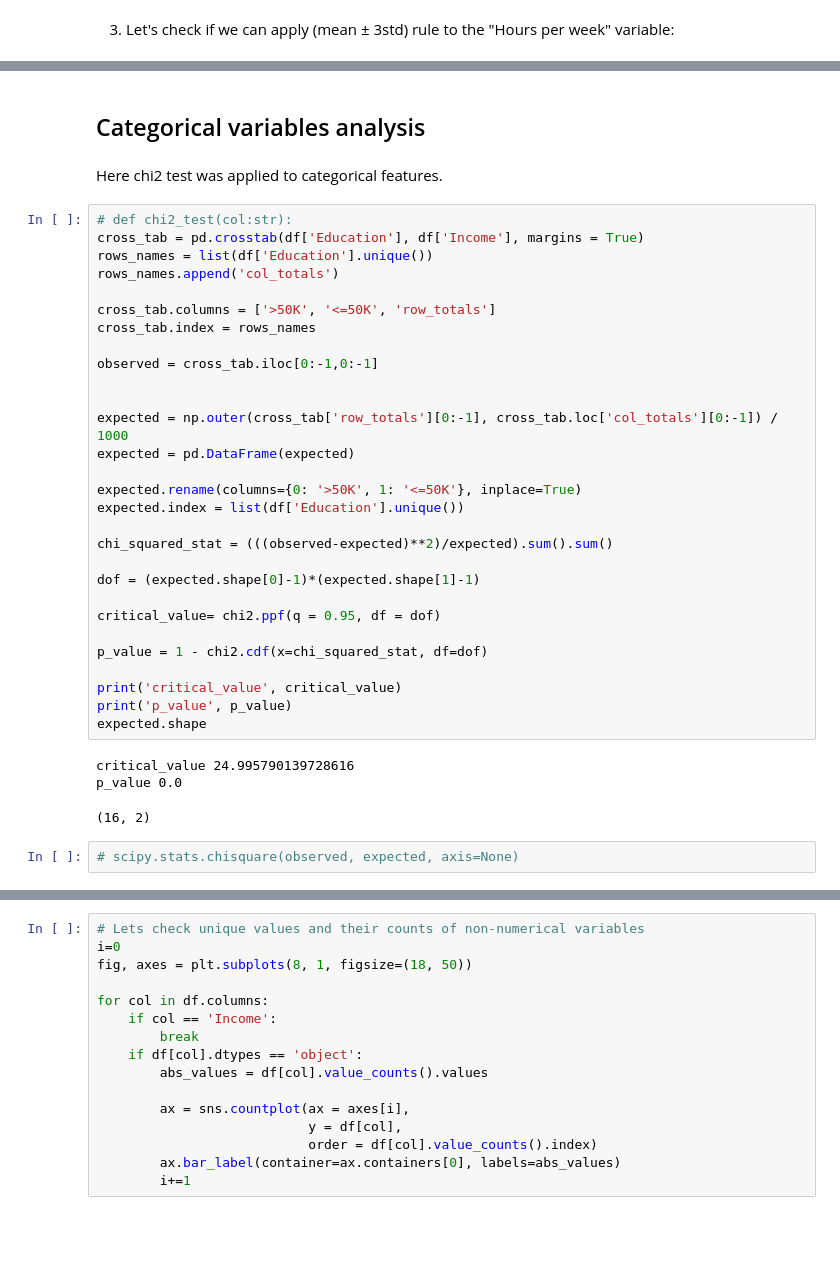
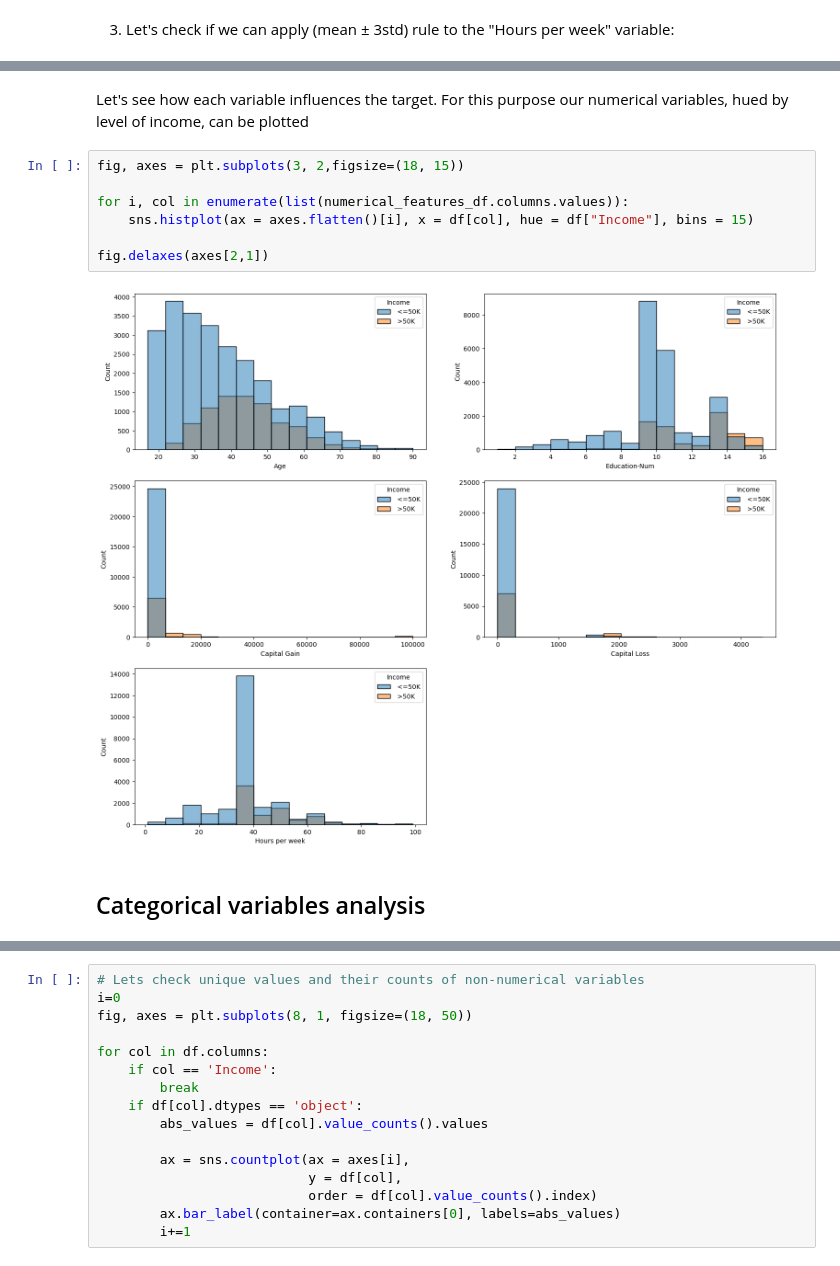
Before and after one commit to nadiia-duiunova/Adults_pet_project, a Jupyter notebook: Adult.ipynb, the cells around one changed output, grey strips where cells are left out. Saved outputs shown, nothing was run; the diff lists cells and outputs as text; blank space fills up the shorter version.

```diff
--- a/Adult.ipynb
+++ b/Adult.ipynb
@@ -267,42 +274,16 @@ For the sake of readability, I showed just 5 examples of outliers from each bord
 Those, who work a lot, tend to have a good education and be busy mostly in private or be self-employed. Also ~41% of them have income >=50k, compared to only ~7% of those under the lower border. As we'll be able to see later, in the whole dataset this value equals to 24%.
 
 Beyond the lower border there are more women, while beyond the top - men.
+# %% [markdown]
+Let's see how each variable influences the target. For this purpose our numerical variables, hued by level of income, can be plotted
+# %%
+fig, axes = plt.subplots(3, 2,figsize=(18, 15))
+
+for i, col in enumerate(list(numerical_features_df.columns.values)):
+    sns.histplot(ax = axes.flatten()[i], x = df[col], hue = df["Income"], bins = 15)
+
+fig.delaxes(axes[2,1])
+# %% [output]
+[figure, added]
 # %% [markdown]
 ## Categorical variables analysis
-# %% [markdown]
-Here chi2 test was applied to categorical features.
-# %%
-# def chi2_test(col:str):
-cross_tab = pd.crosstab(df['Education'], df['Income'], margins = True)
-rows_names = list(df['Education'].unique())
-rows_names.append('col_totals')
-
-cross_tab.columns = ['>50K', '<=50K', 'row_totals']
-cross_tab.index = rows_names
-
-observed = cross_tab.iloc[0:-1,0:-1]
-
-
-expected = np.outer(cross_tab['row_totals'][0:-1], cross_tab.loc['col_totals'][0:-1]) / 1000
-expected = pd.DataFrame(expected)
-
-expected.rename(columns={0: '>50K', 1: '<=50K'}, inplace=True)
-expected.index = list(df['Education'].unique())
-
-chi_squared_stat = (((observed-expected)**2)/expected).sum().sum()
-
-dof = (expected.shape[0]-1)*(expected.shape[1]-1)
-
-critical_value= chi2.ppf(q = 0.95, df = dof)
-
-p_value = 1 - chi2.cdf(x=chi_squared_stat, df=dof)
-
-print('critical_value', critical_value)
-print('p_value', p_value)
-expected.shape
-# %% [output]
-critical_value 24.995790139728616
-p_value 0.0
-(16, 2)
-# %%
-# scipy.stats.chisquare(observed, expected, axis=None)
```
Also changed, not shown: parts of 42 cells of this notebook.
